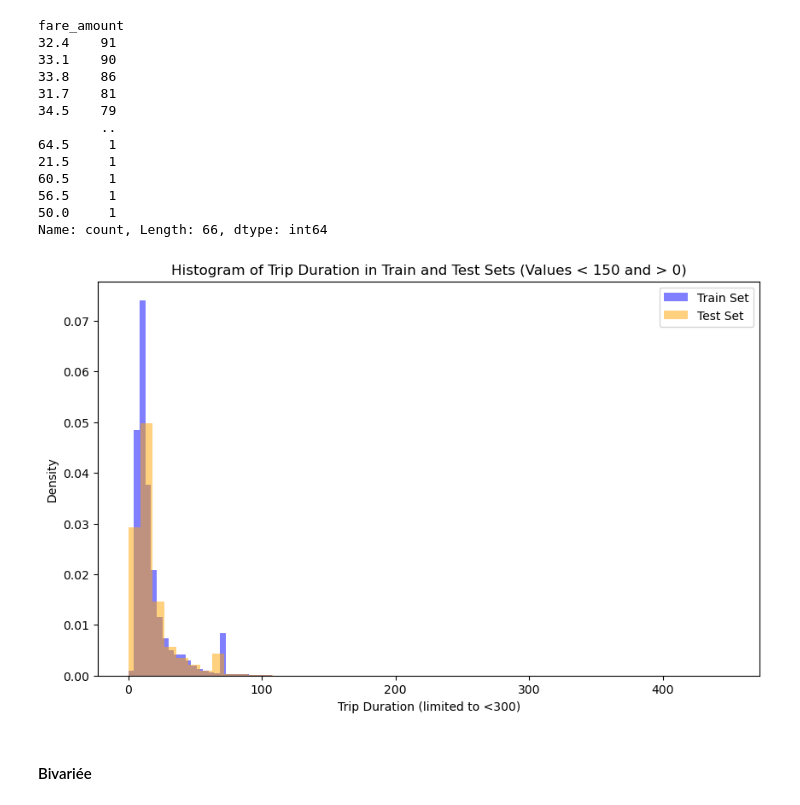
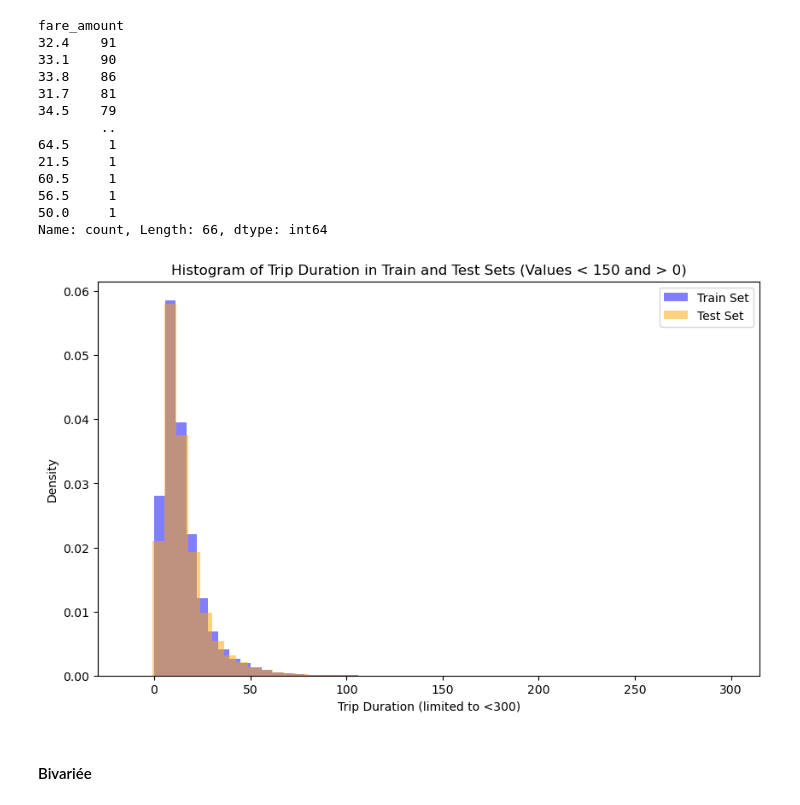
Before and after one commit to PabloHueso/NYC-taxis-tips-and-forest-cover-type, a Jupyter notebook: TopTipsNotebook.ipynb, the cells around one changed output. Drawn from its saved outputs; the diff is of its cells as text; code cells hidden in the pictures.

```diff
--- a/TopTipsNotebook.ipynb
+++ b/TopTipsNotebook.ipynb
@@ -287,9 +287,11 @@ model_amount_to_dist.fit(X_train, y_train)
 
 
 test.loc[high_regime_errors_test, 'trip_distance'] = test.loc[high_regime_errors_test, 'fare_amount'] * model_amount_to_dist.coef_[0]
-test.loc[superhigh_regime_errors_test, 'fare_amount'] = test.loc[superhigh_regime_errors_test, 'trip_distance'] * model_amount_to_dist.coef_[0]
+test.loc[superhigh_regime_errors_test, 'trip_distance'] = test.loc[superhigh_regime_errors_test, 'fare_amount'] * model_amount_to_dist.coef_[0]
 test.loc[low_regime_errors_test, 'fare_amount'] = test.loc[low_regime_errors_test, 'trip_distance'] * model_dist_to_amount.coef_[0]
 
+'''
 train.loc[high_regime_errors_train, 'trip_distance'] = train.loc[high_regime_errors_train, 'fare_amount'] * model_amount_to_dist.coef_[0]
-train.loc[superhigh_regime_errors_train, 'fare_amount'] = train.loc[superhigh_regime_errors_train, 'trip_distance'] * model_amount_to_dist.coef_[0]
+train.loc[superhigh_regime_errors_train, 'trip_distance'] = train.loc[superhigh_regime_errors_train, 'fare_amount'] * model_amount_to_dist.coef_[0]
 train.loc[low_regime_errors_train, 'fare_amount'] = train.loc[low_regime_errors_train, 'trip_distance'] * model_dist_to_amount.coef_[0]
+'''
@@ -347,21 +347,21 @@ Name: count, Length: 66, dtype: int64
 # %%
 # Plot the histograms
 plt.figure(figsize=(10, 6))
 
 # Train set histogram
-plt.hist(train['fare_amount'], bins=50, color='blue', alpha=0.5, density=True, label='Train Set')
+plt.hist(train['trip_duration'], bins=50, color='blue', alpha=0.5, density=True, label='Train Set')
 
 # Test set histogram
-plt.hist(test['fare_amount'], bins=50, color='orange', alpha=0.5, density=True, label='Test Set')
+plt.hist(test['trip_duration'], bins=50, color='orange', alpha=0.5, density=True, label='Test Set')
 
 # Add labels and title
 plt.xlabel('Trip Duration (limited to <300)')
 plt.ylabel('Density')
 plt.title('Histogram of Trip Duration in Train and Test Sets (Values < 150 and > 0)')
 plt.legend()
 plt.show()
 # %% [output]
-[figure, old version]
+[figure, new version]
 # %% [markdown]
 #### Bivariée
 # %%
```
Also changed, not shown: parts of 3 cells of this notebook.
